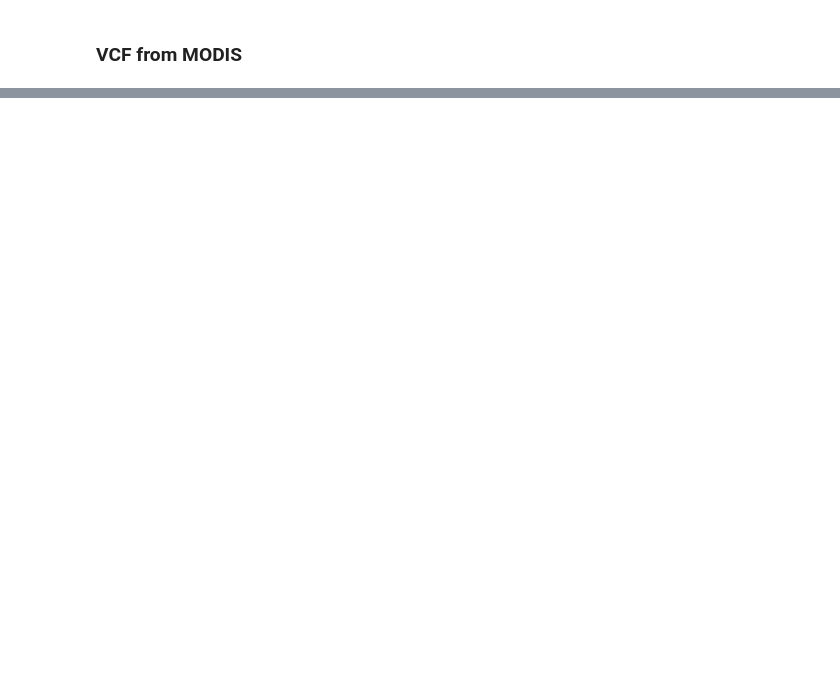
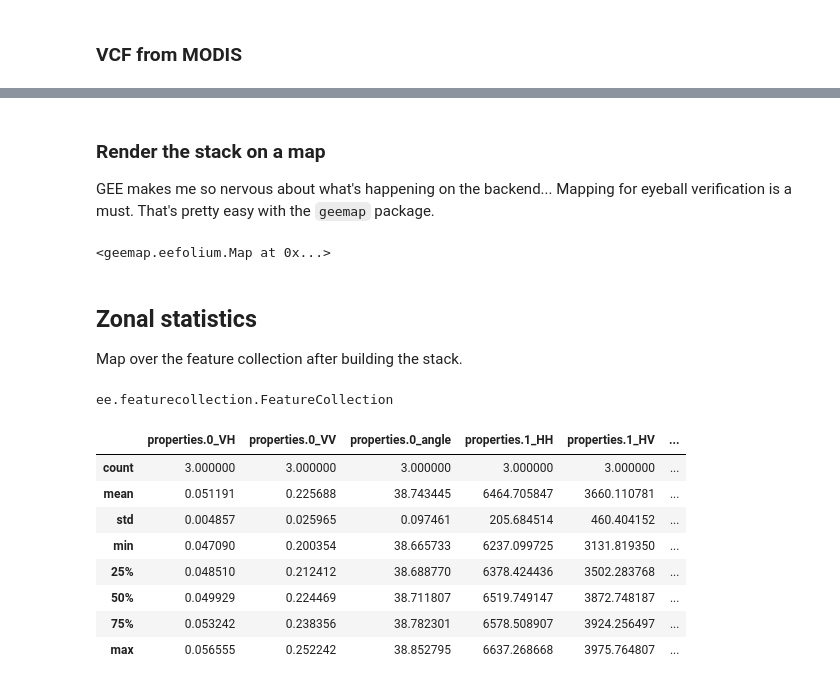
Before and after one commit to NaiaraSPinto/VegMapper, a Jupyter notebook: gee/vegMapper.ipynb, the cells around one changed output, grey strips where cells are left out. Drawn from its saved outputs; the diff is of its cells as text; code cells hidden in the pictures; blank space fills up the shorter version.

```diff
--- a/gee/vegMapper.ipynb
+++ b/gee/vegMapper.ipynb
@@ -223,0 +163,3 @@ The stack has 2 layers(s).
+# %%
+startDate = '2017-01-01'  #@param {type: "date"}
+endDate = '2017-12-31'    #@param {type: "date"}
@@ -490,0 +289,7 @@ out[out_columns].to_csv("outputs.csv", index=None)
+# %%
+stack = (ee.ImageCollection.fromImages([s1, alos2, l8out, modis])
+           .map(resampler)
+           .toBands()
+           .clipToBoundsAndScale(geometry=roi, scale=scale))
+
+type(stack)
@@ -490,0 +348,68 @@ out[out_columns].to_csv("outputs.csv", index=None)
+# %% [markdown]
+### Render the stack on a map
+
+GEE makes me so nervous about what's happening on the backend... Mapping for eyeball verification is a must. That's pretty easy with the `geemap` package.
+# %%
+Map = geemap.Map(center=[pts['latitude'].mean(), pts['longitude'].mean()], zoom=8)
+for b in bands:
+    Map.addLayer(stack.select(b), {'min': -1, 'max': 1.0}, name=b)
+Map.add_layer_control()
+Map
+# %% [output]
+<geemap.eefolium.Map at 0x...>
+# %% [markdown]
+## Zonal statistics
+
+Map over the feature collection after building the stack.
+# %%
+outputs = stack.reduceRegions(
+    collection=pfc,
+    reducer=ee.Reducer.mean(),
+    crs=stack.projection(),
+    scale=scale,
+)
+
+type(outputs)
+# %% [output]
+ee.featurecollection.FeatureCollection
+# %%
+rename_lookup = {
+    '0': "S1",
+    '1': "ALOS2",
+    '2': "LS8",
+    '3': "MODIS",
+}
+
+def rename_columns(x):
+    if x.startswith("properties."):
+        # Remove 'properties' prefix from column names.
+        x = x.split(".")[1]
+        # Look up/replace the integer prefix with imagery source.
+        x = x.replace(x[:2], rename_lookup[x[0]] + "-")
+    # Replace periods '.' with hyphens for compatibility with pandas.
+    x = x.replace(".", "-")
+    return x
+
+# Get the FeatureCollection dataset as a Python dictionary.
+outputs_dict = outputs.getInfo()
+
+# Call pd convenience function 'json_normalize' to translate to table.
+outputs_table = pd.json_normalize(outputs_dict['features'])
+
+# Get formatted column names for all columns in the table.
+outputs_cols = outputs_table.apply(lambda x: rename_columns(x.name)).to_dict()
+
+# Rename the columns and print summary statistics.
+outputs_final = outputs_table.rename(mapper=outputs_cols)
+
+outputs_final.describe()
+# %% [output]
+|  | properties.0_VH | properties.0_VV | properties.0_angle | properties.1_HH | properties.1_HV | ... |
+| count | 3.000000 | 3.000000 | 3.000000 | 3.000000 | 3.000000 | ... |
+| mean | 0.051191 | 0.225688 | 38.743445 | 6464.705847 | 3660.110781 | ... |
+| std | 0.004857 | 0.025965 | 0.097461 | 205.684514 | 460.404152 | ... |
+| min | 0.047090 | 0.200354 | 38.665733 | 6237.099725 | 3131.819350 | ... |
+| 25% | 0.048510 | 0.212412 | 38.688770 | 6378.424436 | 3502.283768 | ... |
+| 50% | 0.049929 | 0.224469 | 38.711807 | 6519.749147 | 3872.748187 | ... |
+| 75% | 0.053242 | 0.238356 | 38.782301 | 6578.508907 | 3924.256497 | ... |
+| max | 0.056555 | 0.252242 | 38.852795 | 6637.268668 | 3975.764807 | ... |
```
Also changed, not shown: parts of 97 cells of this notebook.
